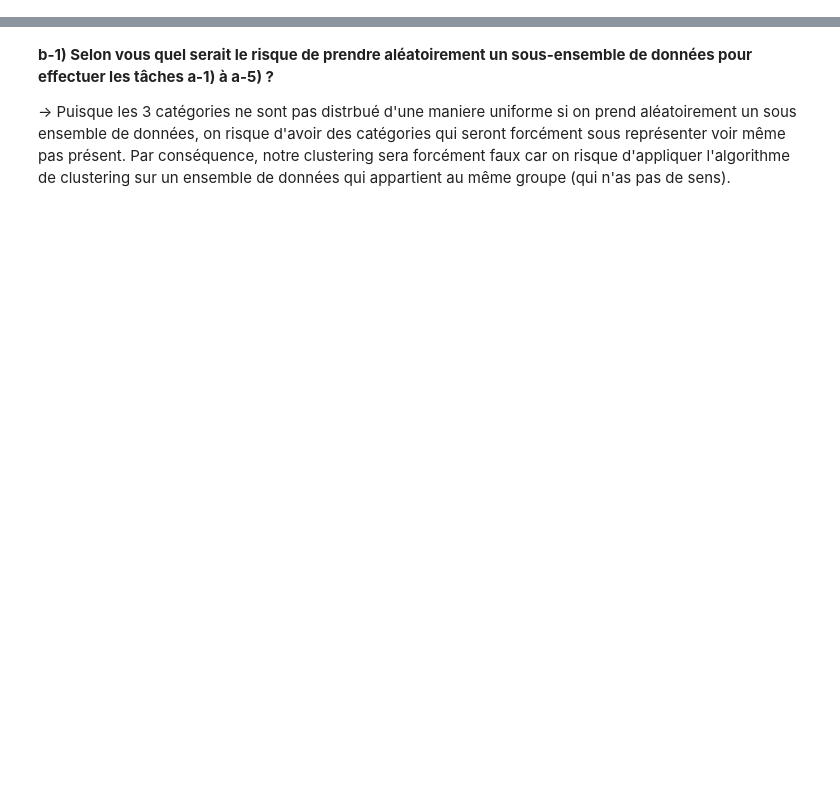
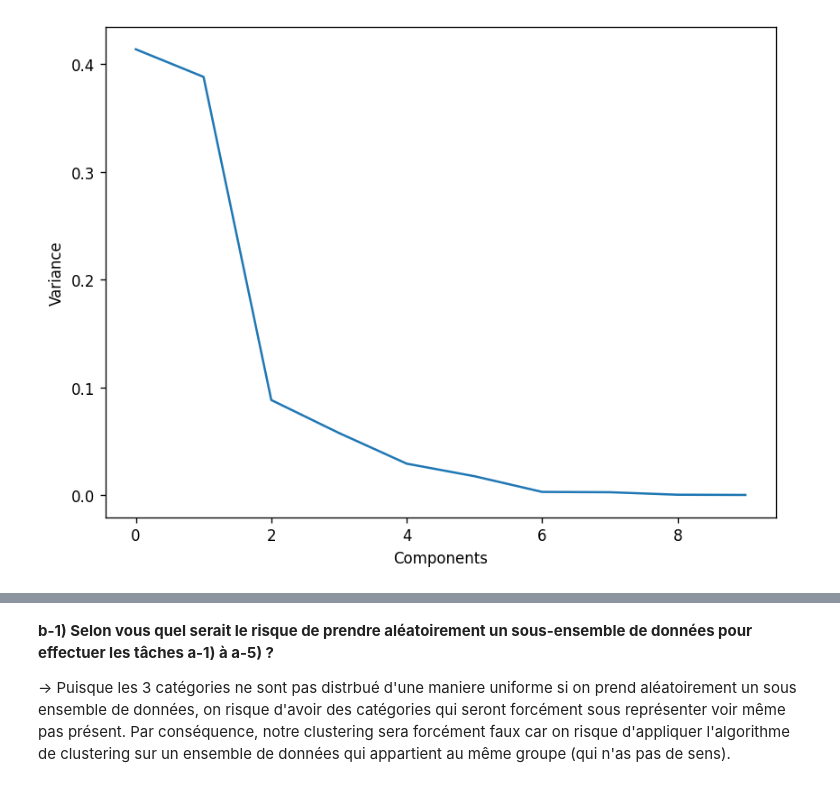
Before and after one commit to darhal/IFT799-DataScience, a Jupyter notebook: Lab2/tp2.ipynb, the cells around one changed output, grey strips where cells are left out. Cells and saved outputs as stored; diff of their text form; code cells hidden in the pictures; blank space fills up the shorter version.

```diff
--- a/Lab2/tp2.ipynb
+++ b/Lab2/tp2.ipynb
@@ -65,5 +84,5 @@ displayDifferentClassesCount(pdBooks)
 # %%
-BOOKS_SAMPLING_NB = 5000
+BOOKS_SAMPLING_NB = 10000
 BAYES_QUARTILE_OPT = 0.25
 colorsList = ["red", "orange", "green"]
 colors = ListedColormap(colorsList)
@@ -146,14 +197,17 @@ def scatterPlotHelper(plotData):
     plt.show()
 
 
-def calculatePCA(booksData):
+def calculatePCA(booksData, normalize=False):
     # Data Standardization
     pdBooksFeaturesStandardized = (booksData - booksData.mean()) / booksData.std()
-    pdBooksFeaturesNormalized = pd.DataFrame(
-        data=preprocessing.normalize(pdBooksFeaturesStandardized),
-        columns=booksData.columns,
-        index=booksData.index
-    )
+    if (normalize):
+        pdBooksFeaturesNormalized = pd.DataFrame(
+            data=preprocessing.normalize(pdBooksFeaturesStandardized),
+            columns=booksData.columns,
+            index=booksData.index
+        )
+    else:
+        pdBooksFeaturesNormalized = pdBooksFeaturesStandardized
     # PCA Calculations
     pca = PCA(n_components=booksData.shape[1])
     pca.fit(pdBooksFeaturesNormalized)
@@ -165,50 +219,25 @@ def calculatePCA(booksData):
     )
     return pdBooksFeaturesNormalized, booksFeaturesPCA, pca
 
+def displayPCAResults(pdBooksFeaturesStandNorm, booksFeaturesPCA, pca):
+    # Display standardized data
+    print("Standardized/Normalized books features matrix : ")
+    display(pdBooksFeaturesStandNorm)
+    # Plot all PCA axis and their contributions
+    print("PC axis composition : ")
+    display(booksFeaturesPCA)
+    # Plot PCA (2 major axis)
+    plt.figure(figsize=(8, 6), dpi=120)
+    plt.plot(pca.explained_variance_ratio_)
+    plt.ylabel("Variance")
+    plt.xlabel("Components")
+    plt.show()
 
-# Calculate PCA of books features
-pdBooksFeaturesStandNorm, booksFeaturesPCA, pca = calculatePCA(pdBooksFeatures[CRITERIAS])
-# Display standardized data
-print("Standardized/Normalized books features matrix : ")
-display(pdBooksFeaturesStandNorm)
-
-# Plot all PCA axis and their contributions
-print("PC axis composition : ")
-display(booksFeaturesPCA)
-plt.figure(figsize=(8, 6), dpi=120)
-plt.plot(pca.explained_variance_ratio_)
-plt.ylabel("Variance")
-plt.xlabel("Components")
-plt.show()
-
-# Plot PCA (2 major axis)
-booksFeatures2PCA = pd.DataFrame(
-    data=pca.transform(pdBooksFeaturesStandNorm),
-    columns=[f"PC{i}" for i in range(len(pdBooksFeaturesStandNorm.columns))]
-)
-pcaSpaceXY = (booksFeatures2PCA["PC0"], booksFeatures2PCA["PC1"])
-pcaAxisLabels = [f"PC0 - {math.floor(pca.explained_variance_ratio_[0]*100)}%", f"PC1 - {math.floor(pca.explained_variance_ratio_[1]*100)}%"]
-
-kmeansEucli = PlotData(
-    inputData=kmeansEucliCoords,
-    dataXY=pcaSpaceXY,
-    dataLabels=kmeansEucliOutput.labels_,
-    title="K-Means clustering (PCA Space) \n(Euclidean Distance)",
-    axisLabels=pcaAxisLabels
- )
-kmeansCos = PlotData(
-    inputData=kmeansCosCoords,
-    dataXY=pcaSpaceXY,
-    dataLabels=kmeansCosOutput.labels_,
-    title="K-Means clustering (PCA Space) \n(Cosine Similiarity)",
-    axisLabels=pcaAxisLabels
-)
-scatterPlotHelper([kmeansEucli, kmeansCos])
-
-def displayKmeansClustering(booksData):
+def displayKmeansClustering(booksData, normalizePca=False, displayPcaResults=False):
     kmeansEucliCoords, kmeansEucliOutput = kmeansClustering(booksData, "euclidean")
     kmeansCosCoords, kmeansCosOutput = kmeansClustering(booksData, "cosine")
-    pdBooksFeaturesStandNorm, _, pca = calculatePCA(booksData)
+    pdBooksFeaturesStandNorm, booksFeaturesPCA, pca = calculatePCA(booksData, normalizePca)
+    if (displayPcaResults): displayPCAResults(pdBooksFeaturesStandNorm, booksFeaturesPCA, pca)
     pcaSpace = pca.transform(pdBooksFeaturesStandNorm)
     pcaSpaceXY = (pcaSpace[:,0], pcaSpace[:,1])
     pcaAxisLabels = [f"PC0 - {math.floor(pca.explained_variance_ratio_[0]*100)}%", f"PC1 - {math.floor(pca.explained_variance_ratio_[1]*100)}%"]
@@ -216,15 +245,19 @@ def displayKmeansClustering(booksData):
         inputData=kmeansEucliCoords,
         dataXY=pcaSpaceXY,
         dataLabels=kmeansEucliOutput.labels_,
-        title="K-Means clustering (PCA Space) \n(Euclidean Distance)",
+        title=f"K-Means clustering (PCA Space{' Normalized' if normalizePca else ''}) \n(Euclidean Distance)",
         axisLabels=pcaAxisLabels
     )
     kmeansCos = PlotData(
         inputData=kmeansCosCoords,
         dataXY=pcaSpaceXY,
         dataLabels=kmeansCosOutput.labels_,
-        title="K-Means clustering (PCA Space) \n(Cosine Similiarity)",
+        title=f"K-Means clustering (PCA Space{' Normalized' if normalizePca else ''}) \n(Cosine Similiarity)",
         axisLabels=pcaAxisLabels
     )
     scatterPlotHelper([kmeansEucli, kmeansCos])
     return kmeansEucli, kmeansCos
+
+kmeansEucli, kmeansCos = displayKmeansClustering(pdBooksFeatures, normalizePca=False, displayPcaResults=True)
+kmeansEucliNorm, kmeansCosNorm = displayKmeansClustering(pdBooksFeatures, normalizePca=True, displayPcaResults=True)
+# %% [output]
@@ -230,0 +290 @@ def displayKmeansClustering(booksData):
+[figure, added]
```
Also changed, not shown: parts of 8 cells of this notebook.
